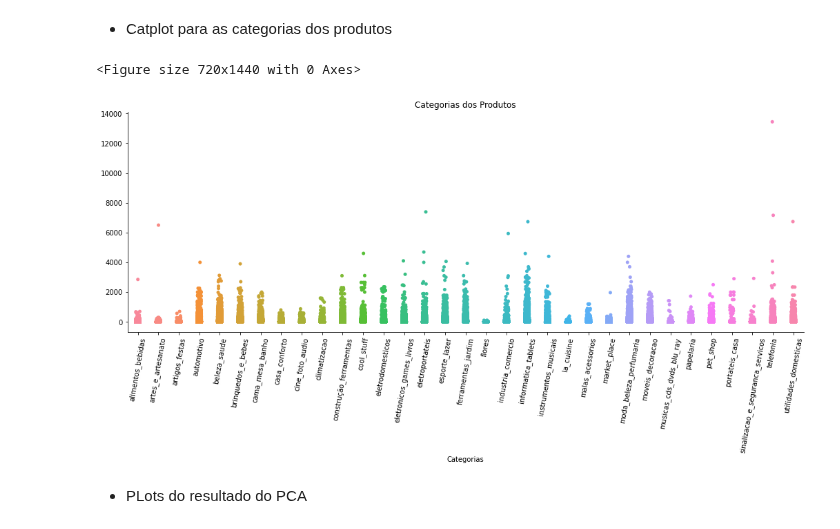
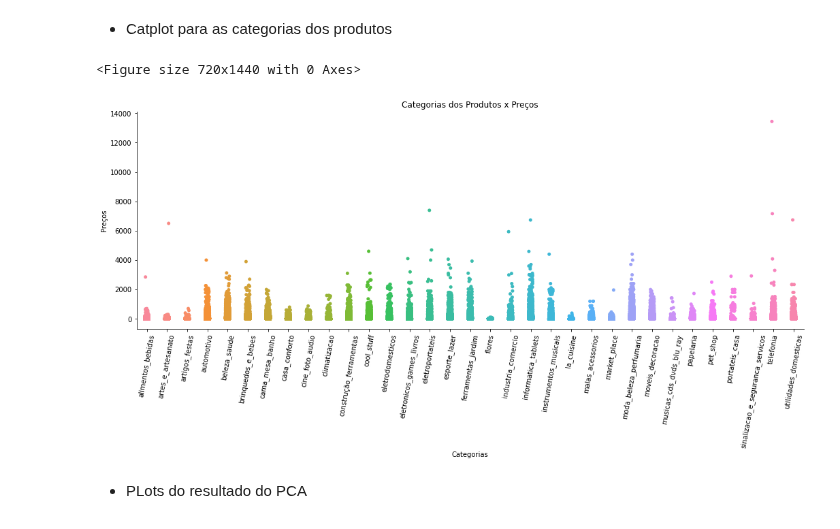
Before and after one commit to smalvar/olist-e-commerce, a Jupyter notebook: PCA_analysis.ipynb, the cells around one changed output. Saved outputs shown, nothing was run; the diff lists cells and outputs as text; code cells hidden in the pictures.

Commit message:
Add ylabel to catplot

```diff
--- a/PCA_analysis.ipynb
+++ b/PCA_analysis.ipynb
@@ -338,13 +338,14 @@ O gráfico acima nos mostra como a explainded variance se estabiliza a medida qu
 # %%
 plt.figure(figsize=(10,20))
 sns.catplot(data=df_category_precos,  height=5, aspect=3)
-plt.title('Categorias dos Produtos')
+plt.title('Categorias dos Produtos x Preços')
 plt.xlabel('Categorias')
+plt.ylabel('Preços')
 plt.xticks(rotation=80)
 plt.show()
 # %% [output]
 <Figure size 720x1440 with 0 Axes>
-[figure, old version]
+[figure, new version]
 # %% [markdown]
 - PLots do resultado do PCA
 # %%
```
